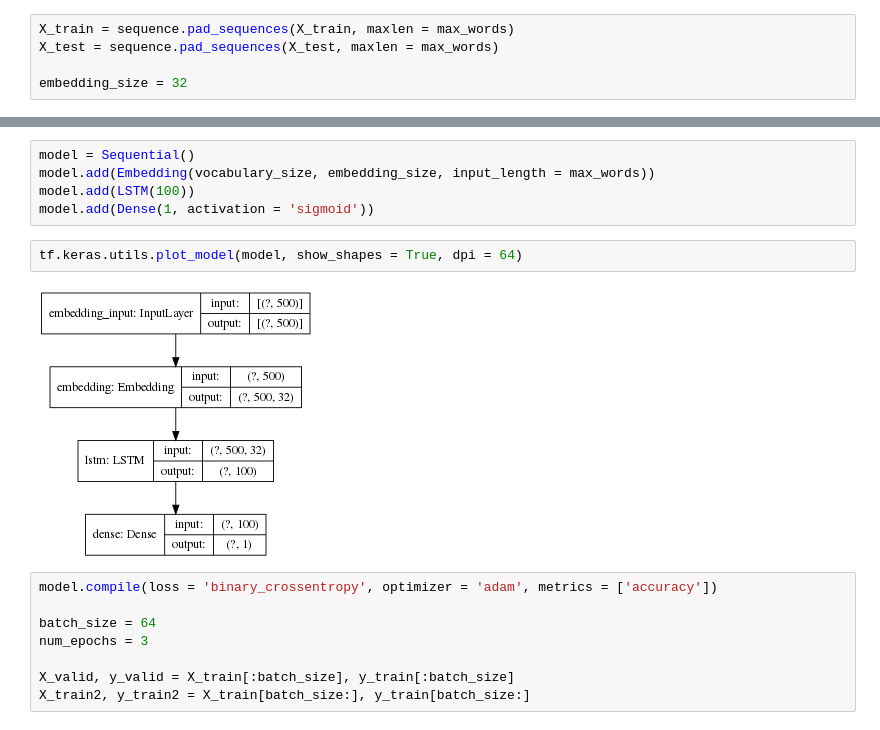
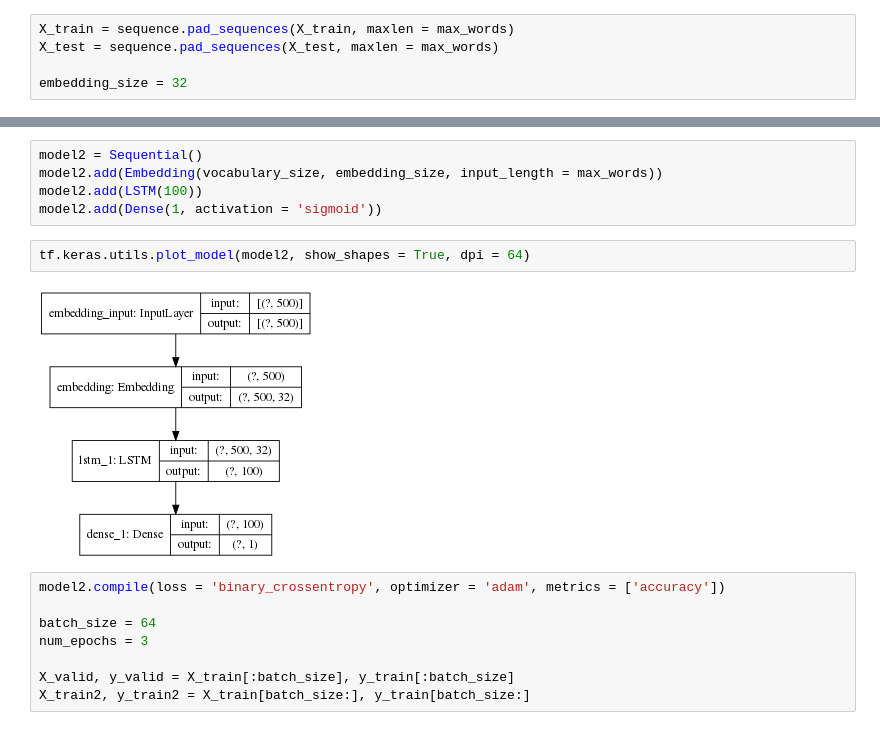
Before and after one commit to lordtt13/learning-material-artifactory, a Jupyter notebook: Sentiment Analysis/rnn_classifier.ipynb, the cells around one changed output, grey strips where cells are left out. Drawn from its saved outputs; the diff is of its cells as text.

```diff
--- a/Sentiment Analysis/rnn_classifier.ipynb
+++ b/Sentiment Analysis/rnn_classifier.ipynb
@@ -29,14 +63,14 @@ embedding_size = 32
 # %%
-model = Sequential()
-model.add(Embedding(vocabulary_size, embedding_size, input_length = max_words))
-model.add(LSTM(100))
-model.add(Dense(1, activation = 'sigmoid'))
+model2 = Sequential()
+model2.add(Embedding(vocabulary_size, embedding_size, input_length = max_words))
+model2.add(LSTM(100))
+model2.add(Dense(1, activation = 'sigmoid'))
 # %%
-tf.keras.utils.plot_model(model, show_shapes = True, dpi = 64)
+tf.keras.utils.plot_model(model2, show_shapes = True, dpi = 64)
 # %% [output]
-[figure, old version]
+[figure, new version]
 # %%
-model.compile(loss = 'binary_crossentropy', optimizer = 'adam', metrics = ['accuracy'])
+model2.compile(loss = 'binary_crossentropy', optimizer = 'adam', metrics = ['accuracy'])
 
 batch_size = 64
 num_epochs = 3
```
Also changed, not shown: parts of 12 cells of this notebook.
